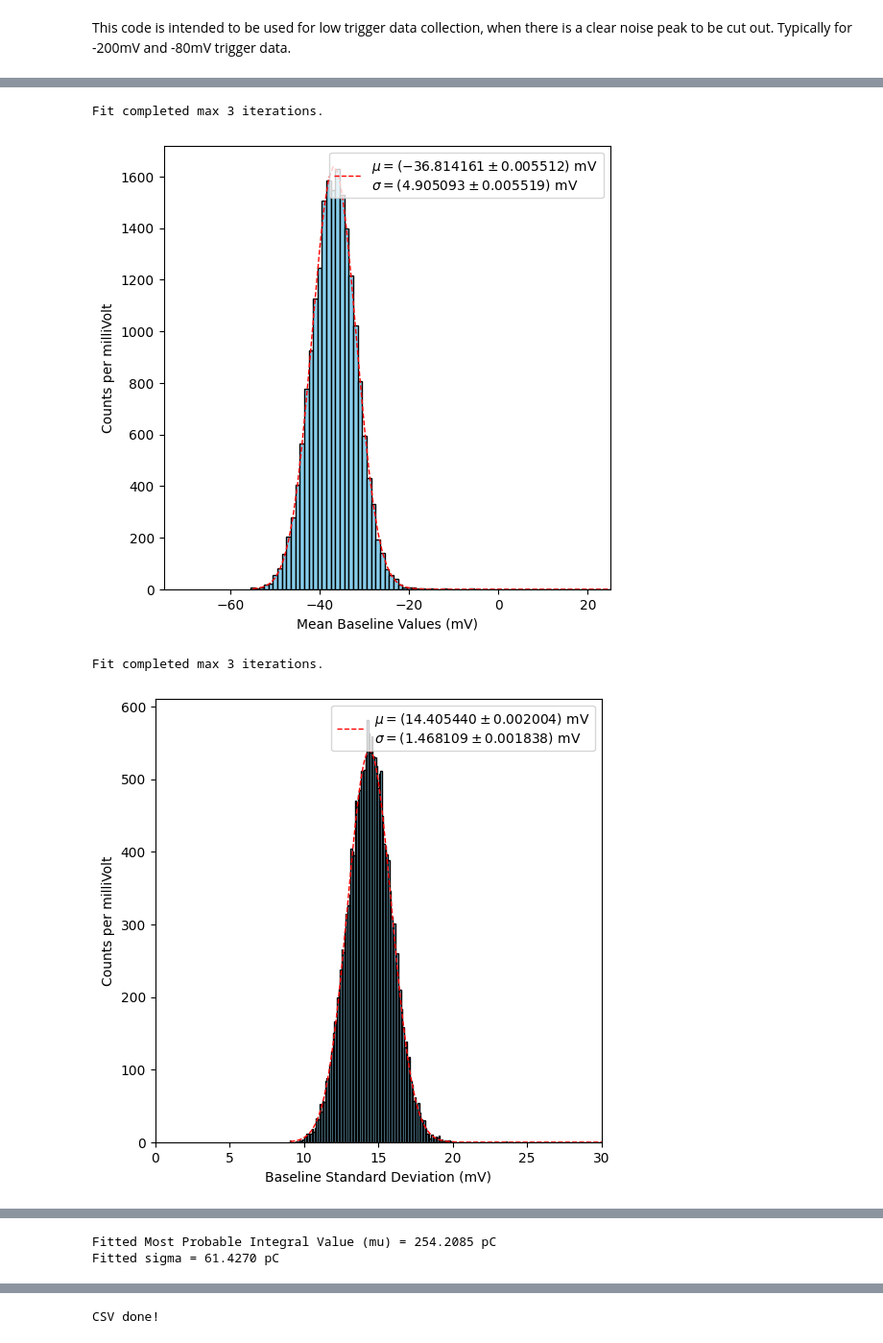
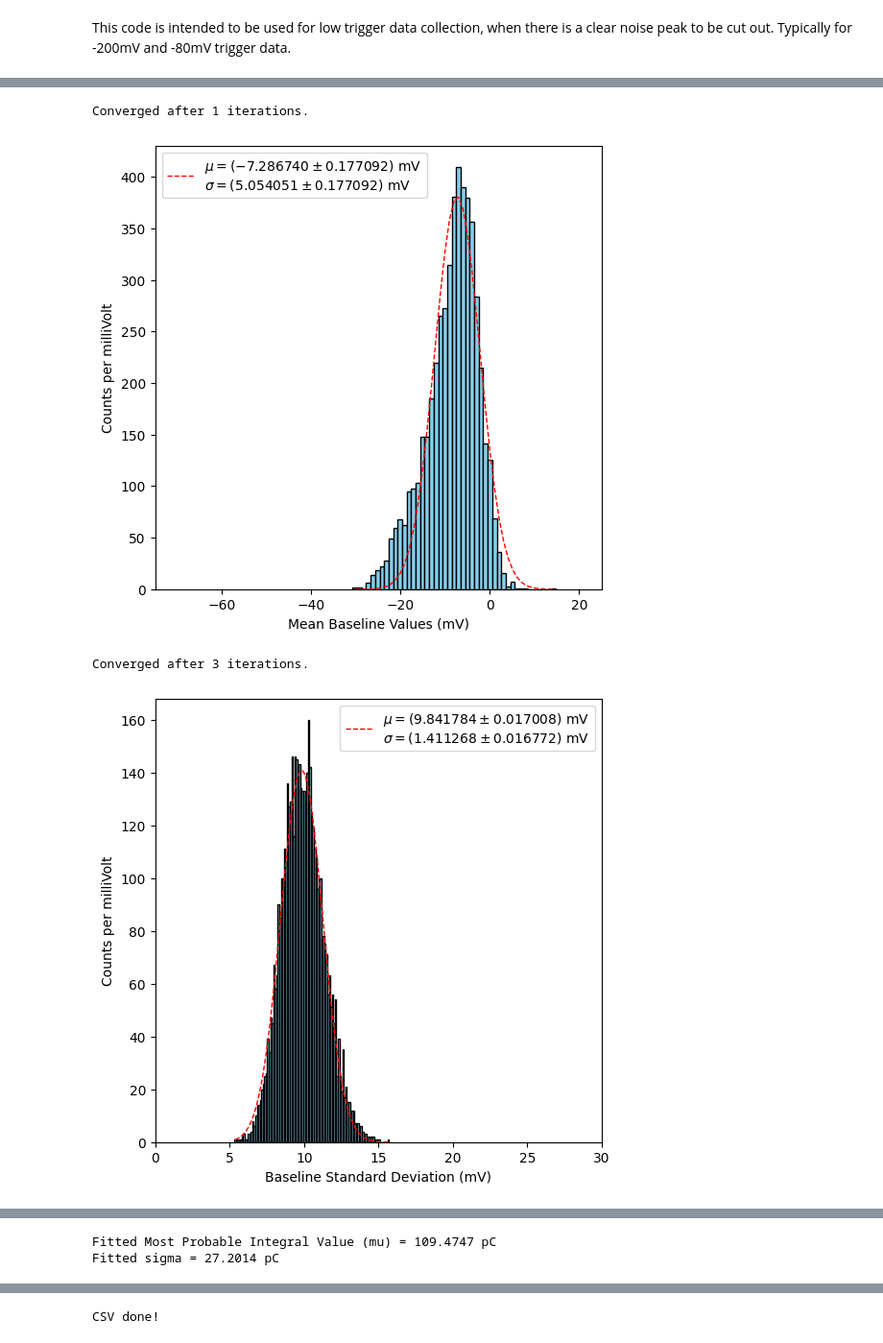
Before and after one commit to hhuckvale/DMProject, a Jupyter notebook: Muon_Calibration/muon_proc_clean_lowtrigger.ipynb, the cells around one changed output, grey strips where cells are left out. Shown at 96% size. Saved outputs shown, nothing was run; the diff lists cells and outputs as text; code cells hidden in the pictures.

```diff
--- a/Muon_Calibration/muon_proc_clean_lowtrigger.ipynb
+++ b/Muon_Calibration/muon_proc_clean_lowtrigger.ipynb
@@ -12,23 +12,23 @@ from scipy.optimize import curve_fit
 import pandas as pd
 from scipy.stats import moyal as moyal_dist
 # %%
-scope_trigger_level = '80mV trigger level'
-integral_cut_pC = 150 #ie. remove all events with integrals less than this value
+scope_trigger_level = '270mV trigger level'
+integral_cut_pC = 0 #ie. remove all events with integrals less than this value
 # %%
 doVerbose = False
 
 #import the wfm file
-filename_base = "Two_Layer/-80mV_trigger/raw/240226_muoncal_20000_1900_6_on_ch2"
+filename_base = "Three_Layer/WFM/020326_3layereff_1900_5000_2_on_ch3"
 
 
 #saving the processed file
-folder_name = "Two_Layer/-80mV_trigger/proc_and_clean"
-file_name = "240226_muoncal_20000_1900_6_on_ch2_proc_clean.csv"
+folder_name = "Three_Layer/Clean"
+file_name = "020326_3layereff_1900_5000_2_on_ch3_proc_clean.csv"
 file_path = os.path.join(os.getcwd(), folder_name, file_name)
 
 
 startEvent = 0
-nEvents = 20000
+nEvents = 5000
 
 # code here to pass arguments
 
@@ -343,9 +343,9 @@ plt.colorbar(h[3], label='Counts')  # colorbar
 plt.xlim([0, 1500])
 plt.ylim([0, 5])
 #plt.text(0.98, 0.02,f'{scope_trigger_level}',transform=plt.gca().transAxes,ha='right',va='bottom',fontsize='medium)
-plt.axhline(y=0.4, color='red', linestyle='--', linewidth=0.5, label='400 mV')
+#plt.axhline(y=0.4, color='red', linestyle='--', linewidth=0.5, label='400 mV')
 plt.title(f'Data Taken with {scope_trigger_level}' )
-plt.legend()
+#plt.legend()
 plt.show()
 
 #fitting moyal (landau approximation) to integral histogram
@@ -395,34 +395,34 @@ ndof = np.sum(valid) - len(params)
 chi2_red = chi2 / ndof
 
 
 #plot
 x_fit = np.linspace(min(all_integrals_picocharge),
                     max(all_integrals_picocharge),
                     1000)
 
 plt.figure(figsize=(6, 6))
 
 plt.hist(all_integrals_picocharge,
          bins=n_bins,
          color='skyblue',
          edgecolor='black', label='Data')
 
 plt.plot(x_fit,
          moyal_norm(x_fit, mu_fit, sigma_fit),
          'r-',
          linewidth=2, label=rf'Landau Approximation, $\chi^2_\nu={chi2_red:.2f}$')
 
 plt.xlabel('Pulse Integrals (pC)')
 plt.ylabel(f'Counts / {bin_width:.1f} pC')
 plt.title('Moyal Fit to Integral Histogram before cleaning')
 plt.xlim(0,1500)
 plt.legend()
 plt.show()
 
 print(f"Fitted Most Probable Integral Value (mu) = {mu_fit:.4f} pC")
 print(f"Fitted sigma = {sigma_fit:.4f} pC")
 # %% [output]
-Fit completed max 3 iterations.
+Converged after 1 iterations.
-[figure, old version]
+[figure, new version]
-Fit completed max 3 iterations.
+Converged after 3 iterations.
-[figure, old version]
+[figure, new version]
@@ -434,5 +434,5 @@ Fit completed max 3 iterations.
-Fitted Most Probable Integral Value (mu) = 254.2085 pC
-Fitted sigma = 61.4270 pC
+Fitted Most Probable Integral Value (mu) = 109.4747 pC
+Fitted sigma = 27.2014 pC
 # %%
 #clean the data based on the cuts trialled in the graphs above
 
```
Also changed, not shown: parts of 7 cells of this notebook, 13 other files.
